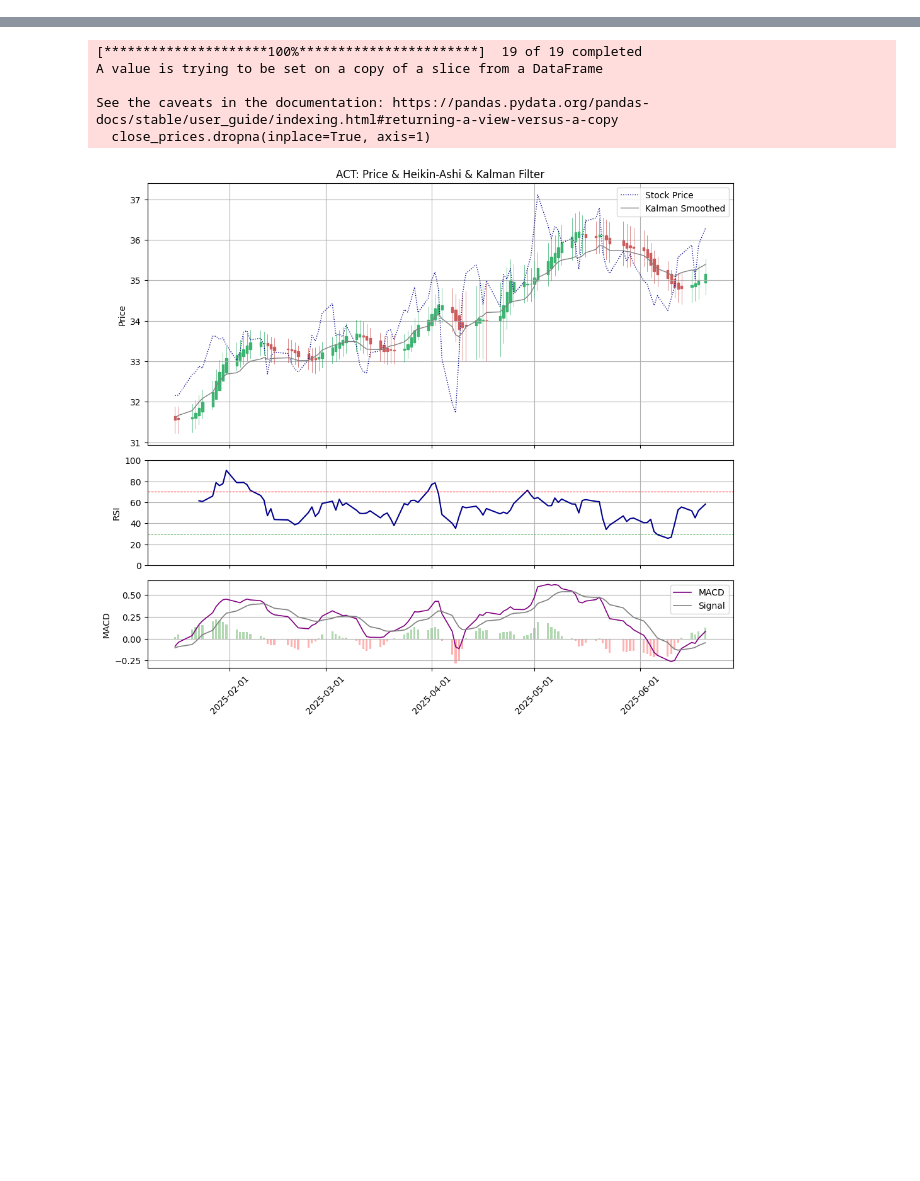
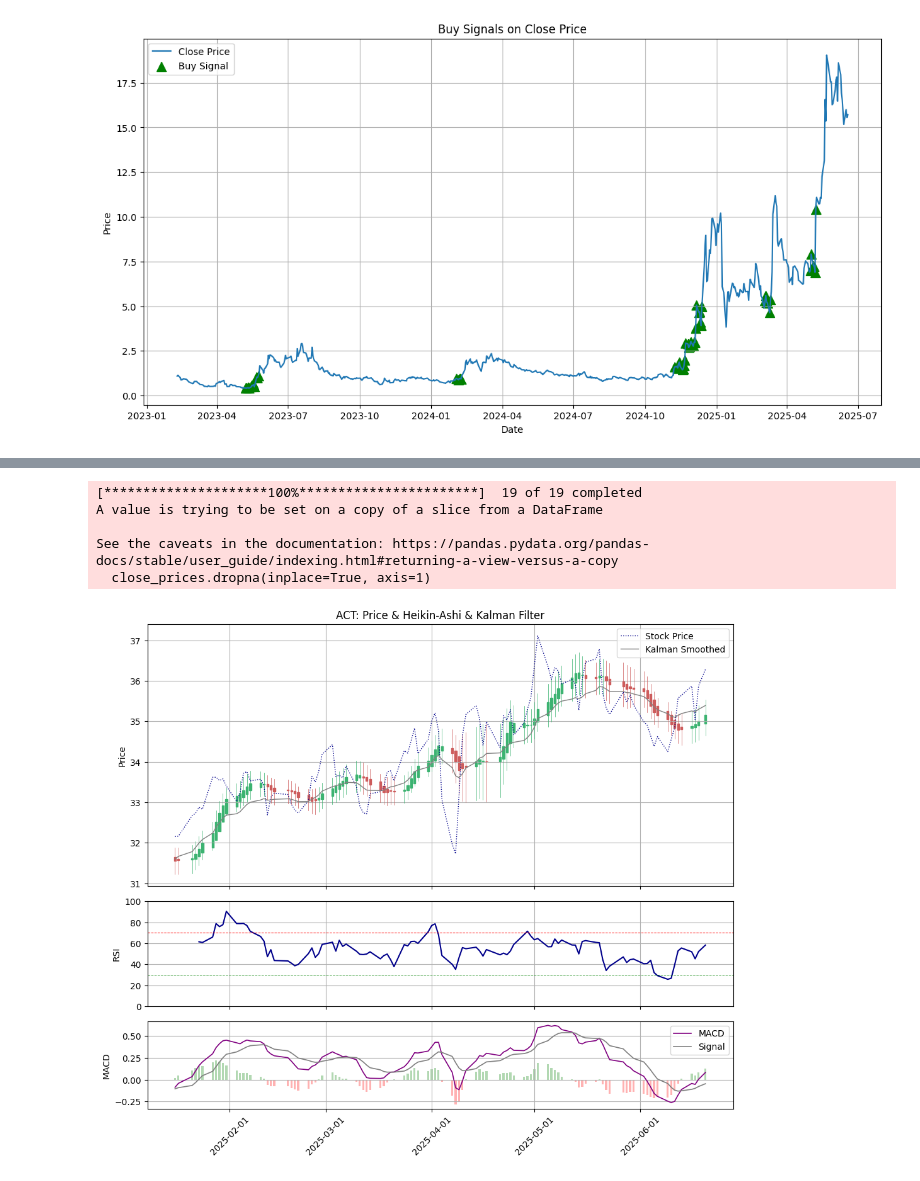
Before and after one commit to BerndSaurugger/marketscreener, a Jupyter notebook: stock_notebook.ipynb, the cells around one changed output, grey strips where cells are left out. Cells and saved outputs as stored; diff of their text form; code cells hidden in the pictures; blank space fills up the shorter version.

```diff
--- a/stock_notebook.ipynb
+++ b/stock_notebook.ipynb
@@ -9,0 +110,26 @@ from tools.calculations import kalman_filter, calculate_rsi, heikin_ashi, calcul
+# %%
+import matplotlib.pyplot as plt
+import numpy as np
+
+# Make sure the index is datetime for plotting
+df = df.reset_index()
+if not np.issubdtype(df['Date'].dtype, np.datetime64):
+    df['Date'] = pd.to_datetime(df['Date'])
+
+# Predict buy signals
+buy_signals = df[y_pred == 1]
+
+plt.figure(figsize=(14, 7))
+plt.plot(df['Date'], df['Close'], label='Close Price')
+
+# Plot arrows on buy signals
+plt.scatter(buy_signals['Date'], buy_signals['Close'], marker='^', color='g', label='Buy Signal', s=100)
+
+plt.title("Buy Signals on Close Price")
+plt.xlabel("Date")
+plt.ylabel("Price")
+plt.legend()
+plt.grid(True)
+plt.show()
+# %% [output]
+[figure, added]
```
Also changed, not shown: parts of 7 cells of this notebook, 5 other files.
